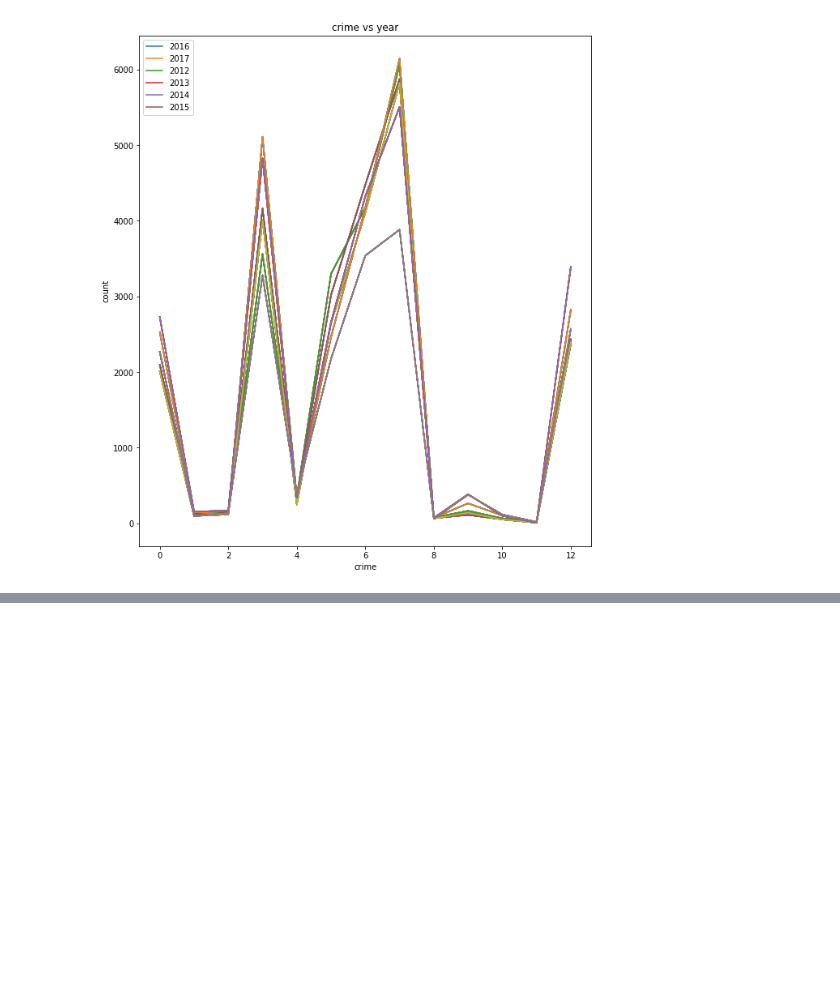
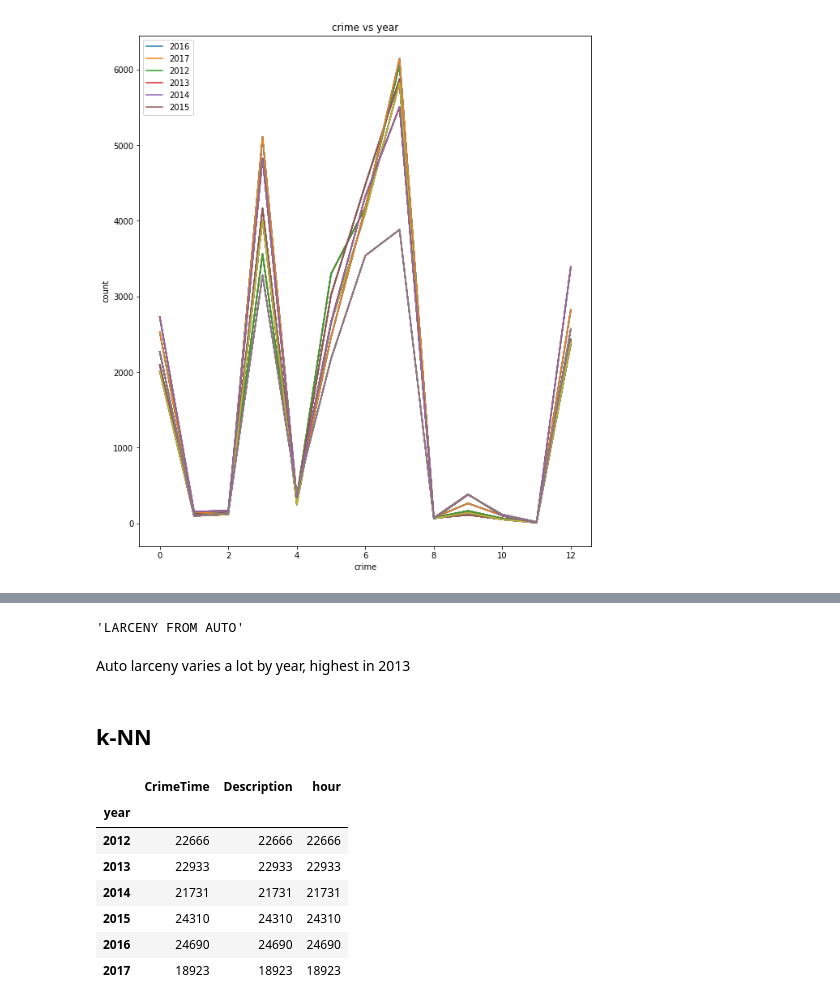
Before and after one commit to nichollsbr/baltimore-transit, a Jupyter notebook: Crime_Prediction.ipynb, the cells around one changed output, grey strips where cells are left out. Cells and saved outputs as stored; diff of their text form; code cells hidden in the pictures; blank space fills up the shorter version.

```diff
--- a/Crime_Prediction.ipynb
+++ b/Crime_Prediction.ipynb
@@ -264,0 +275,20 @@ iplot(fig)
+# %%
+tt[12]
+# %% [output]
+'LARCENY FROM AUTO'
+# %% [markdown]
+Auto larceny varies a lot by year, highest in 2013
+# %% [markdown]
+## k-NN
+# %%
+time_desc.head()
+time_desc.groupby('year').count()
+# %% [output]
+|  | CrimeTime | Description | hour |
+| year |  |  |  |
+| 2012 | 22666 | 22666 | 22666 |
+| 2013 | 22933 | 22933 | 22933 |
+| 2014 | 21731 | 21731 | 21731 |
+| 2015 | 24310 | 24310 | 24310 |
+| 2016 | 24690 | 24690 | 24690 |
+| 2017 | 18923 | 18923 | 18923 |
```
Also changed, not shown: parts of 31 cells of this notebook, 1 other file.
